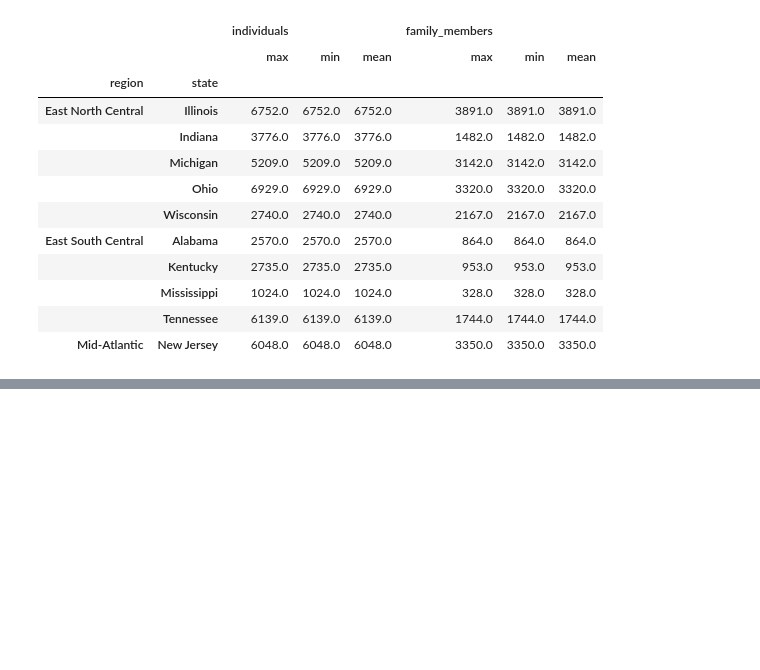
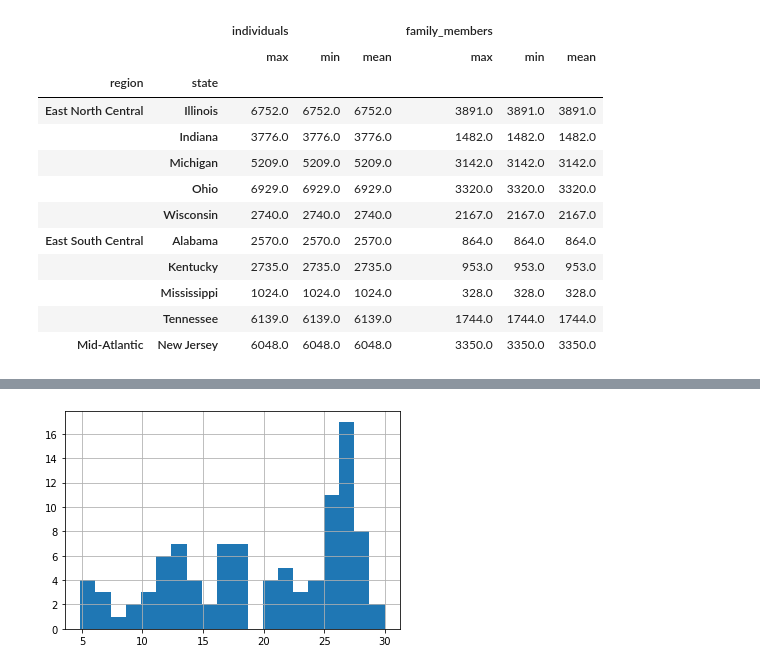
Before and after one commit to thien1892/Skill_for_Data_Scientist_with_Python, a Jupyter notebook: Data_Manipulation_with_pandas.ipynb, the cells around one changed output, grey strips where cells are left out. Cells and saved outputs as stored; diff of their text form; code cells hidden in the pictures; blank space fills up the shorter version.

```diff
--- a/Data_Manipulation_with_pandas.ipynb
+++ b/Data_Manipulation_with_pandas.ipynb
@@ -345,0 +518,5 @@ df.groupby(['region', 'state'])['individuals', 'family_members'].agg([max, min,
+# %%
+df1.groupby('city')['avg_temp_c'].mean().hist(bins = 20)
+plt.show()
+# %% [output]
+[figure, added]
```
Also changed, not shown: parts of 38 cells of this notebook.
